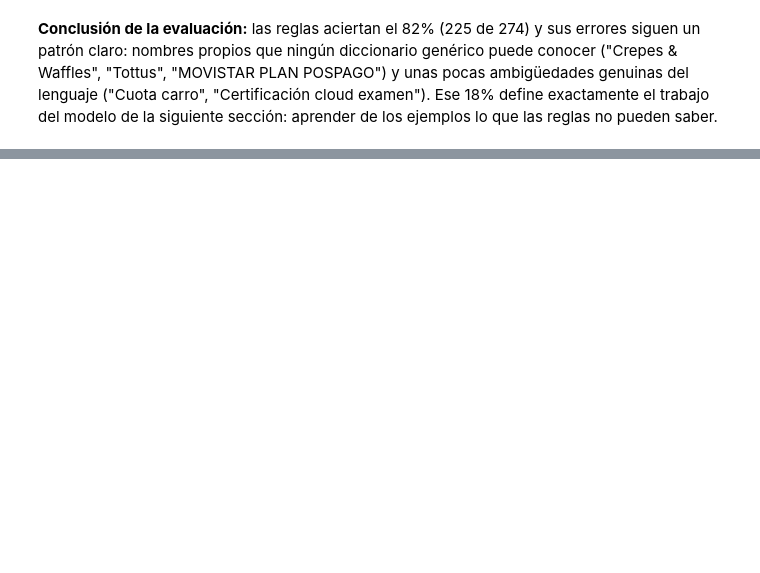
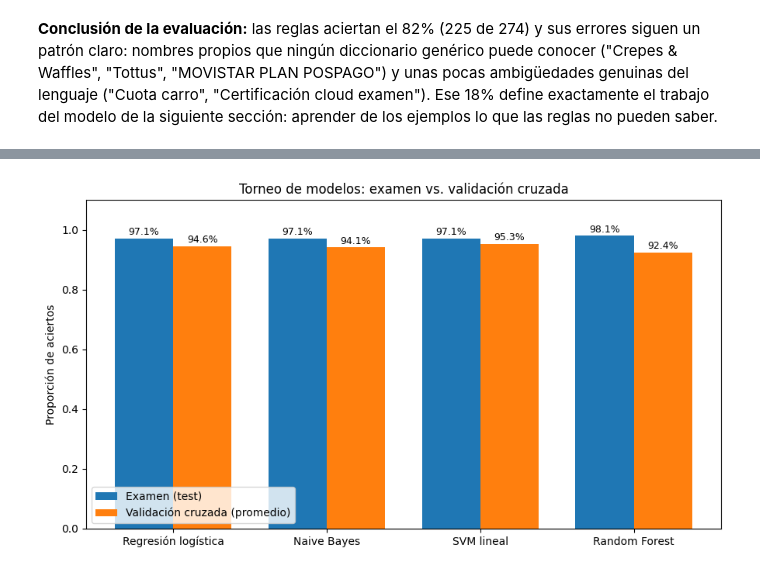
Before and after one commit to No-Country-simulation/G9-LATAM-Team-80-FinanceAI, a Jupyter notebook: clasificador_gastos.ipynb, the cells around one changed output, grey strips where cells are left out. Cells and saved outputs as stored; diff of their text form; code cells hidden in the pictures; blank space fills up the shorter version.

```diff
--- a/clasificador_gastos.ipynb
+++ b/clasificador_gastos.ipynb
@@ -311,0 +369,25 @@ Las 49 transacciones que las reglas fallan:
+# %%
+import numpy as np
+
+nombres = list(resultados_test)
+vals_test = [resultados_test[n] for n in nombres]
+vals_cv = [resultados_cv[n].mean() for n in nombres]
+
+x = np.arange(len(nombres))
+ancho = 0.38
+fig, ax = plt.subplots(figsize=(9, 5))
+b1 = ax.bar(x - ancho/2, vals_test, ancho, label="Examen (test)")
+b2 = ax.bar(x + ancho/2, vals_cv, ancho, label="Validación cruzada (promedio)")
+for barras in (b1, b2):
+    for r in barras:
+        ax.text(r.get_x() + r.get_width()/2, r.get_height() + 0.012,
+                f"{r.get_height():.1%}", ha="center", fontsize=9)
+ax.set_xticks(x, nombres)
+ax.set_ylim(0, 1.10)
+ax.set_ylabel("Proporción de aciertos")
+ax.set_title("Torneo de modelos: examen vs. validación cruzada")
+ax.legend()
+plt.tight_layout()
+plt.show()
+# %% [output]
+[figure, added]
```
Also changed, not shown: parts of 20 cells of this notebook.
